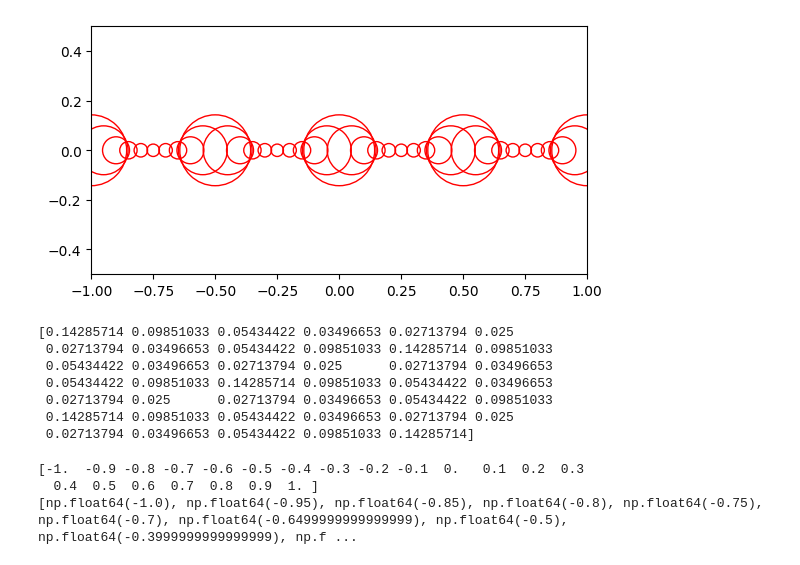
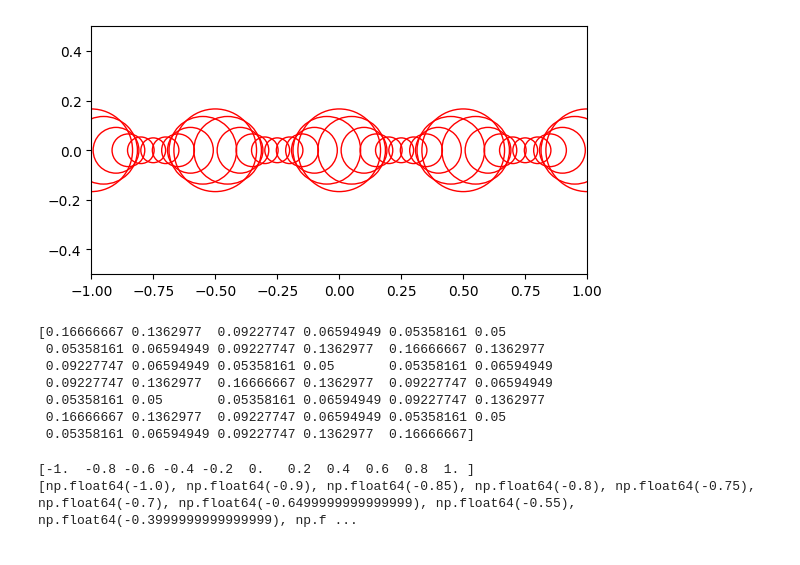
Before and after one commit to AlessandroZ94/Dwave_learn, a Jupyter notebook: mesh_adapt_QUBO.ipynb, the cells around one changed output. Cells and saved outputs as stored; diff of their text form; code cells hidden in the pictures.

```diff
--- a/mesh_adapt_QUBO.ipynb
+++ b/mesh_adapt_QUBO.ipynb
@@ -18,8 +18,8 @@ def f_second_norm(x):
 def comp_radius(x, min, max):
     k1 = min/(max-min)
     k2 = max*min/(max-min)
-    area = k2/(f_second_norm(x)**2+k1)
-    return area
+    radius = k2/(f_second_norm(x)**2+k1)
+    return radius
 
 
 # def f_second(x):
@@ -30,7 +30,7 @@ def comp_radius(x, min, max):
 #     return res/np.max(abs(res))
 
 # Initial uniform mesh
-x_initial = np.linspace(-1, 1, 21)
+x_initial = np.linspace(-1, 1, 11)
 y_initial = f(x_initial)
 # x_mid = np.zeros(9)
 # for i in range(9):
@@ -40,51 +40,51 @@ num_points = 41
 x_tot = np.linspace(-1, 1, num_points)  # Full grid
 
 # Parameters
-F = 28  # Max number of nodes
+F = 31  # Max number of nodes
 beta = 1  # Enforcing parameter for sparsity
-alpha = 2  # Interference enforcing parameter
+alpha = 5  # Interference enforcing parameter
 area_weight = 5  # Area enforcement
-min_radius = 1 / 40
-max_radius = 1 / 7
+min_radius = 1 / 20 # smaller so they have less interference but greater distance between points
+max_radius = 1 / 6 # less than 1/8 of the domain
 
 # Initialize QUBO matrix
 Q = defaultdict(int)
 
 # Compute radii for all points
 radii = np.array([comp_radius(x, min_radius, max_radius) for x in x_tot])
 
 # Define the QUBO matrix more efficiently
 for i in range(num_points):
     area = radii[i] ** 2 * np.pi
     Q[(i, i)] = -area_weight * area + beta * (1 - 2 * F)
 
     for j in range(i + 1, num_points):  # Avoid duplicate calculations
         interference = max(0, radii[i] + radii[j] - abs(x_tot[i] - x_tot[j]))
-        Q[(i, j)] = 2 * beta + alpha * interference
+        Q[(i, j)] = 2 * beta + alpha * interference**2 * np.pi
 
 
 fig, ax = plt.subplots() # note we must use plt.subplots, not plt.subplot
 for j in range(num_points):
     ax.add_patch(plt.Circle((x_tot[j], 0), radii[j], color='r', fill=False))
 
 
 # (or if you have an existing figure)
 # fig = plt.gcf()
 # ax = fig.gca()
 plt.gca().set_aspect('equal')
 plt.xlim((-1,1))
 plt.ylim((-1/2,1/2))
 plt.show()
 print(radii)
 # %% [output]
-[figure, old version]
+[figure, new version]
-[0.14285714 0.09851033 0.05434422 0.03496653 0.02713794 0.025
- 0.02713794 0.03496653 0.05434422 0.09851033 0.14285714 0.09851033
- 0.05434422 0.03496653 0.02713794 0.025      0.02713794 0.03496653
- 0.05434422 0.09851033 0.14285714 0.09851033 0.05434422 0.03496653
- 0.02713794 0.025      0.02713794 0.03496653 0.05434422 0.09851033
- 0.14285714 0.09851033 0.05434422 0.03496653 0.02713794 0.025
- 0.02713794 0.03496653 0.05434422 0.09851033 0.14285714]
+[0.16666667 0.1362977  0.09227747 0.06594949 0.05358161 0.05
+ 0.05358161 0.06594949 0.09227747 0.1362977  0.16666667 0.1362977
+ 0.09227747 0.06594949 0.05358161 0.05       0.05358161 0.06594949
+ 0.09227747 0.1362977  0.16666667 0.1362977  0.09227747 0.06594949
+ 0.05358161 0.05       0.05358161 0.06594949 0.09227747 0.1362977
+ 0.16666667 0.1362977  0.09227747 0.06594949 0.05358161 0.05
+ 0.05358161 0.06594949 0.09227747 0.1362977  0.16666667]
 # %%
 
 # Define the sampler that will be used to run the problem
@@ -107,9 +107,8 @@ x_adapt = [x_tot[k] for k in range(len(x_tot)) if result[k] == 1]
 print(x_initial)
 print(x_adapt)
 # %% [output]
-[-1.  -0.9 -0.8 -0.7 -0.6 -0.5 -0.4 -0.3 -0.2 -0.1  0.   0.1  0.2  0.3
-  0.4  0.5  0.6  0.7  0.8  0.9  1. ]
-[np.float64(-1.0), np.float64(-0.95), np.float64(-0.85), np.float64(-0.8), np.float64(-0.75), np.float64(-0.7), np.float64(-0.6499999999999999), np.float64(-0.5), np.float64(-0.3999999999999999), np.f ...
+[-1.  -0.8 -0.6 -0.4 -0.2  0.   0.2  0.4  0.6  0.8  1. ]
+[np.float64(-1.0), np.float64(-0.9), np.float64(-0.85), np.float64(-0.8), np.float64(-0.75), np.float64(-0.7), np.float64(-0.6499999999999999), np.float64(-0.55), np.float64(-0.3999999999999999), np.f ...
 # %%
 from scipy.integrate import quad
 
```
Also changed, not shown: parts of 1 cell of this notebook, 1 other file.
